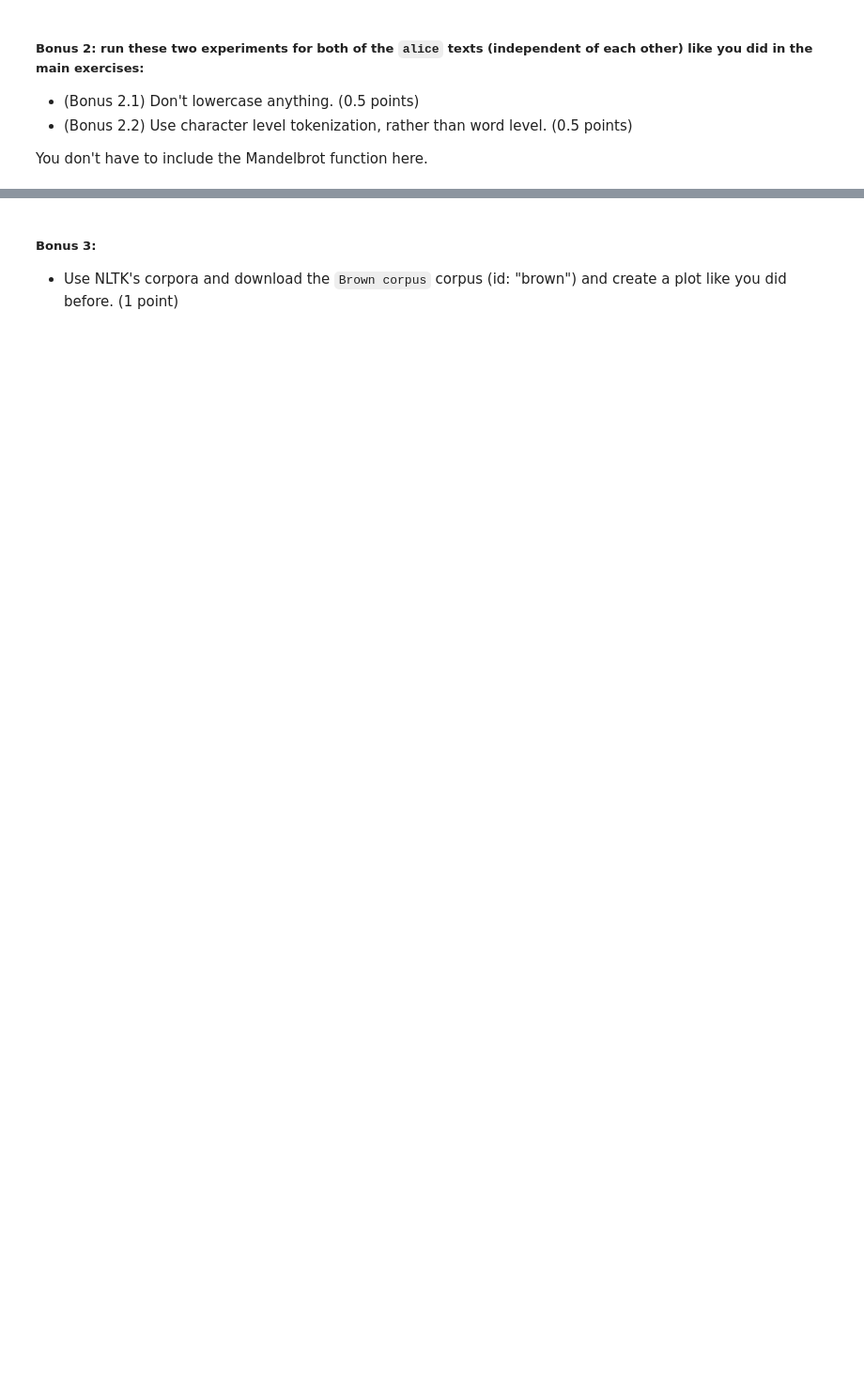
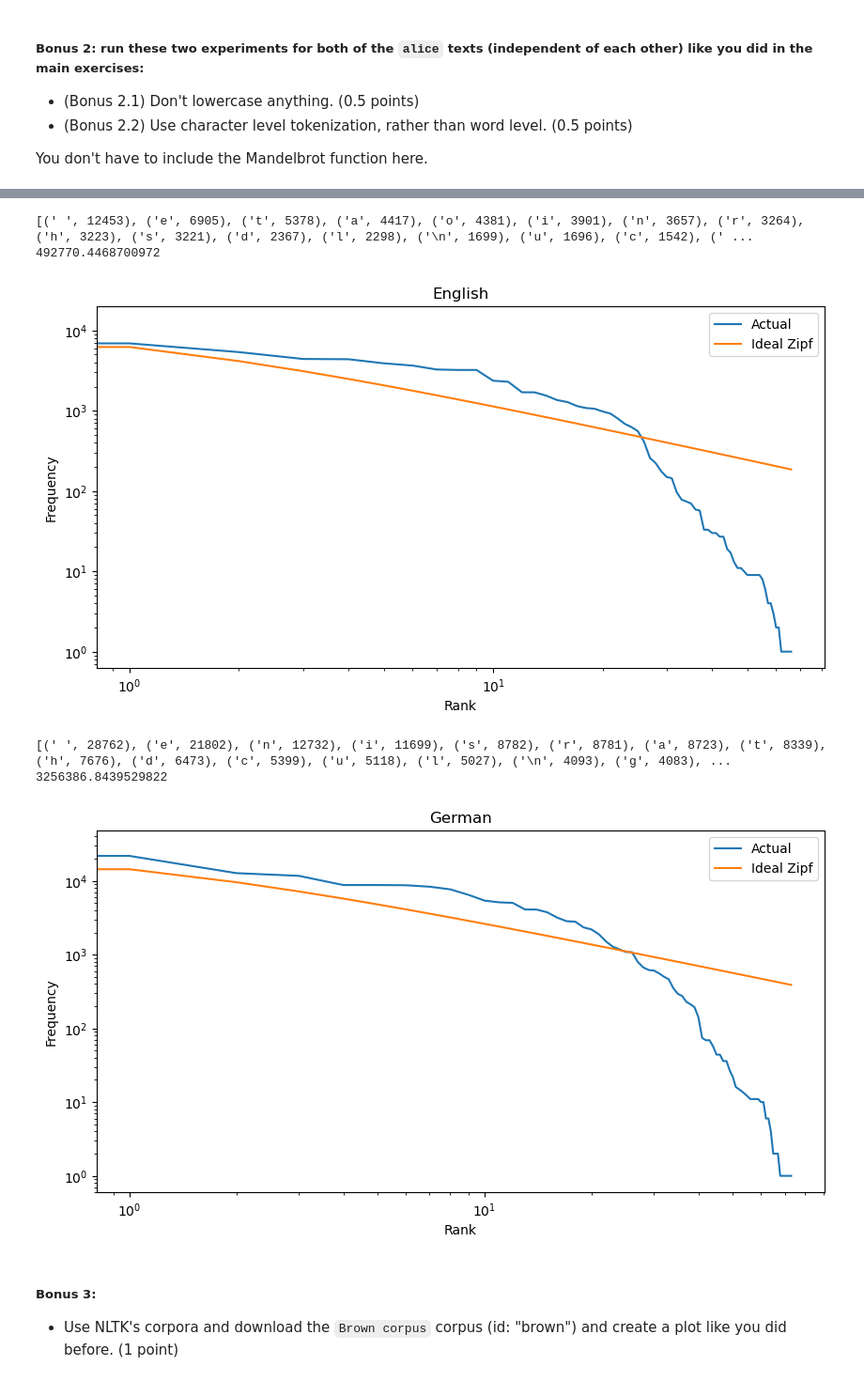
Before and after one commit to enorenio/hws_ss24, a Jupyter notebook: snlp_1/assignment_1.ipynb, the cells around one changed output, grey strips where cells are left out. Shown at 94% size. Cells and saved outputs as stored; diff of their text form; code cells hidden in the pictures; blank space fills up the shorter version.

```diff
--- a/snlp_1/assignment_1.ipynb
+++ b/snlp_1/assignment_1.ipynb
@@ -135,3 +396,68 @@ You don't have to include the Mandelbrot function here.
+# %%
+# your code for Bonus 2.2 goes here!
+# TODO:
+
+def analysis_loglog(name, data):
+    """
+    Plot Zipfian distribution of words + ideal Zipfian distribution on a loglog scale.
+    Compute and print out MSE.
+
+    :param name: title of the graph
+    :param data: list of words
+    """
+    import matplotlib.pyplot as plt
+    import numpy as np
+
+
+    #count the frequency of each word
+    word_freq = {}
+    for word in data:
+        if word in word_freq:
+            word_freq[word] += 1
+        else:
+            word_freq[word] = 1
+
+    # sort the words by frequency
+    sorted_word_freq = sorted(word_freq.items(), key=lambda x: x[1], reverse=True)
+
+    print(sorted_word_freq)
+
+    # 3.1 Add ideal Zipfian distribution using y_i = f_i / rank_i
+    ideal_zipf = [sorted_word_freq[0][1] / (i+1) for i in range(len(sorted_word_freq))]
+
+    # 3.2 Compute and print out MSE
+    mse = np.mean([(sorted_word_freq[i][1] - ideal_zipf[i])**2 for i in range(len(sorted_word_freq))])
+    print(f"{mse:.10f}")
+
+    # plot the graph
+    plt.figure(figsize=(10, 5))
+    plt.plot([x[1] for x in sorted_word_freq], label="Actual")
+    plt.xscale('log')
+    plt.yscale('log')
+    plt.title(name)
+    plt.xlabel('Rank')
+    plt.ylabel('Frequency')
+    # add ideal_zipf to the graph
+    plt.plot(ideal_zipf, label="Ideal Zipf")
+    plt.legend(loc='best')
+    plt.show()
+
+    return
+
+# run on English text, log-log scale
+with open("data/alice_eng.txt", "r", encoding="utf-8") as f:
+    analysis_loglog("English", list(f.read().lower()))
+
+# run on German text, log-log scale
+with open("data/alice_ger.txt", "r", encoding="utf-8") as f:
+    analysis_loglog("German", list(f.read().lower()))
+# %% [output]
+[(' ', 12453), ('e', 6905), ('t', 5378), ('a', 4417), ('o', 4381), ('i', 3901), ('n', 3657), ('r', 3264), ('h', 3223), ('s', 3221), ('d', 2367), ('l', 2298), ('\n', 1699), ('u', 1696), ('c', 1542), (' ...
+492770.4468700972
+[figure, added]
+[(' ', 28762), ('e', 21802), ('n', 12732), ('i', 11699), ('s', 8782), ('r', 8781), ('a', 8723), ('t', 8339), ('h', 7676), ('d', 6473), ('c', 5399), ('u', 5118), ('l', 5027), ('\n', 4093), ('g', 4083), ...
+3256386.8439529822
+[figure, added]
 # %% [markdown]
 ##### Bonus 3:
 - Use NLTK's corpora and download the `Brown corpus` corpus (id: "brown") and create a plot like you did before. (1 point)
```
Also changed, not shown: parts of 16 cells of this notebook.
